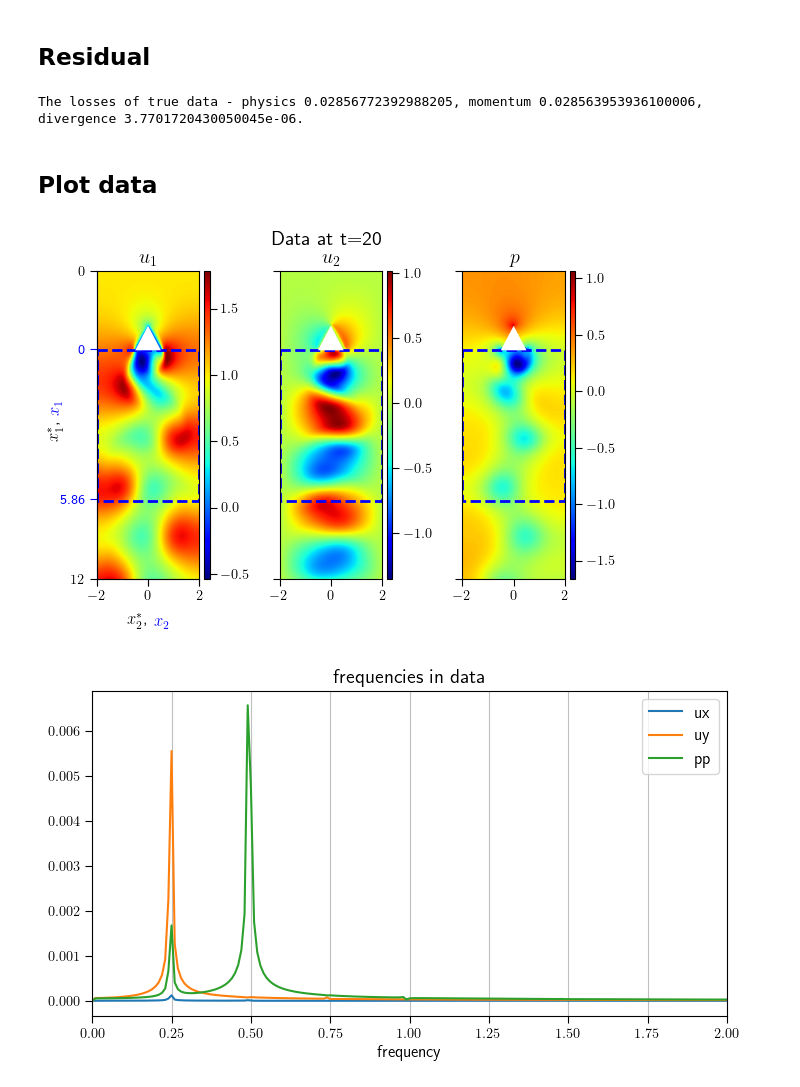
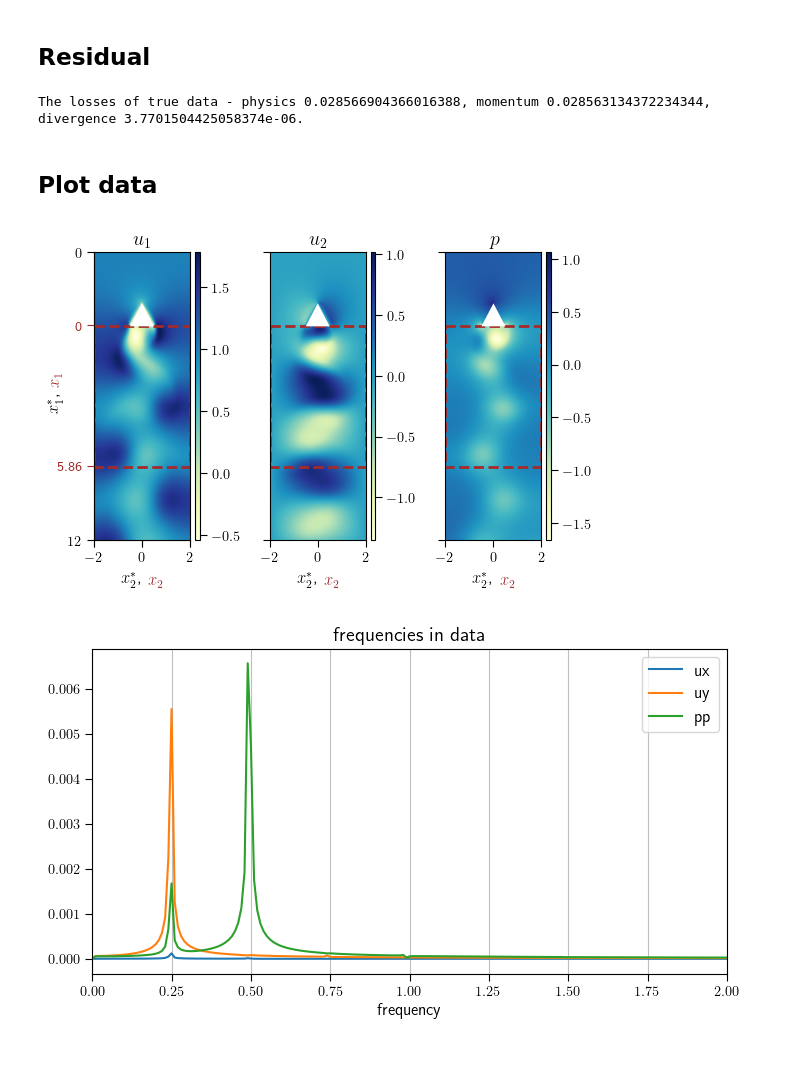
Before and after one commit to MagriLab/FlowReconstructionFromExperiment, a Jupyter notebook: visualisation_notebook/data_triangle2d.ipynb, the cells around one changed output. Cells and saved outputs as stored; diff of their text form; code cells hidden in the pictures; blank space fills up the shorter version.

```diff
--- a/visualisation_notebook/data_triangle2d.ipynb
+++ b/visualisation_notebook/data_triangle2d.ipynb
@@ -14,15 +14,13 @@ from mpl_toolkits.axes_grid1 import ImageGrid
 from pathlib import Path
 import h5py
 import yaml
-with open('../system_config.yml','r') as stream:
-    sysconfig = yaml.safe_load(stream)
 
 import flowrec.utils.simulation as project
 from flowrec.data import DataMetadata
 from flowrec.physics_and_derivatives import momentum_residual_field, div_field
 from flowrec.losses import divergence
 from flowrec.utils.py_helper import slice_from_tuple
-data_dir = Path(sysconfig['data_dir'],'re100')
+data_dir = Path("../local_data/re100")
 dt = 0.125
 # %%
 # (ux,uy,pp) = project.read_data(data_dir,idx_body=132)
@@ -56,7 +54,7 @@ loss_div = divergence(
 lp = loss_mom+loss_div
 print(f'The losses of true data - physics {lp}, momentum {loss_mom}, divergence {loss_div}.')
 # %% [output]
-The losses of true data - physics 0.02856772392988205, momentum 0.028563953936100006, divergence 3.7701720430050045e-06.
+The losses of true data - physics 0.028566904366016388, momentum 0.028563134372234344, divergence 3.7701504425058374e-06.
 # %% [markdown]
 ## Plot data
 # %%
@@ -88,20 +86,20 @@ def multicolor_axis_label(ax,list_of_strings,list_of_colors,bbox_to_anchor,axis=
         ax.add_artist(anchored_ybox)
 # %%
 plt_t = 20
-c = 'b'
+c = 'brown'
 fig = plt.figure(figsize=(7,4))
-fig.suptitle('Data at t=20')
+# fig.suptitle('Data at t=20')
 grid = ImageGrid(fig,111,nrows_ncols=(1,3),cbar_mode='each',axes_pad=0.7,cbar_pad=(0.05),share_all=True)
 ax = grid.axes_all
 cax = grid.cbar_axes
 # ax[0].set(xlabel='$x^*_2$',ylabel='$x^*_1$')
-im0 = ax[0].imshow(ux[plt_t,...],'jet',extent=[-2,2,12,0])#
+im0 = ax[0].imshow(ux[plt_t,...],extent=[-2,2,12,0])#
 cax[0].colorbar(im0)
 ax[0].set_title('$u_1$')
-im1 = ax[1].imshow(uy[plt_t,...],'jet',extent=[-2,2,12,0])#
+im1 = ax[1].imshow(uy[plt_t,...],extent=[-2,2,12,0])#
 cax[1].colorbar(im1)
 ax[1].set_title('$u_2$')
-im2 = ax[2].imshow(pp[plt_t,...],'jet',extent=[-2,2,12,0])#
+im2 = ax[2].imshow(pp[plt_t,...],extent=[-2,2,12,0])#
 cax[2].colorbar(im2)
 ax[2].set_title('$p$')
 
@@ -110,34 +108,36 @@ for i in range(3):
 
     domain = matplotlib.patches.Rectangle((-2,3.09),4,5.86,linewidth=2,edgecolor=c,facecolor='none',linestyle='--')
     ax[i].add_patch(domain)
     body = matplotlib.patches.Polygon([[-0.5,3.09],[0.5,3.09],[0,3-(0.5*3**0.5)]],facecolor='white',edgecolor='none')
     ax[i].add_patch(body)
 
 
 axx = ax[0].secondary_xaxis('bottom')
 axx.set_xticklabels([])
 axx.set_color('dimgrey')
 
 def xs_to_x(xs):
     return xs - 3
 def x_to_xs(x):
     return x + 3
 
 axy = ax[0].secondary_yaxis('left',functions=(xs_to_x,x_to_xs))
 axy.set_color(c)
 axy.set_yticks([0.05,5.9])
 axy.set_yticklabels([0,5.86])
 
 ax[0].set_yticks([0,12])
 ax[0].set_xticks([-2,0,2])
 
 multicolor_axis_label(ax[0],['$x^*_2$,','$x_2$'],['k',c],bbox_to_anchor=(0.5,-0.15),axis='x')
+multicolor_axis_label(ax[1],['$x^*_2$,','$x_2$'],['k',c],bbox_to_anchor=(0.5,-0.15),axis='x')
+multicolor_axis_label(ax[2],['$x^*_2$,','$x_2$'],['k',c],bbox_to_anchor=(0.5,-0.15),axis='x')
 multicolor_axis_label(ax[0],['$x^*_1$,','$x_1$'],[c,'k'],bbox_to_anchor=(-0.4,0.5),axis='y')
 
 # plt.savefig('../figures_for_paper/figs/data_domain_2axes',bbox_inches='tight')
 plt.show()
 # %% [output]
-[figure, old version]
+[figure, new version]
 # %%
 probe_location = (150-132,60)
 probe_ux = ux[:,probe_location[0],probe_location[1]]
```
Also changed, not shown: 3 other files.
